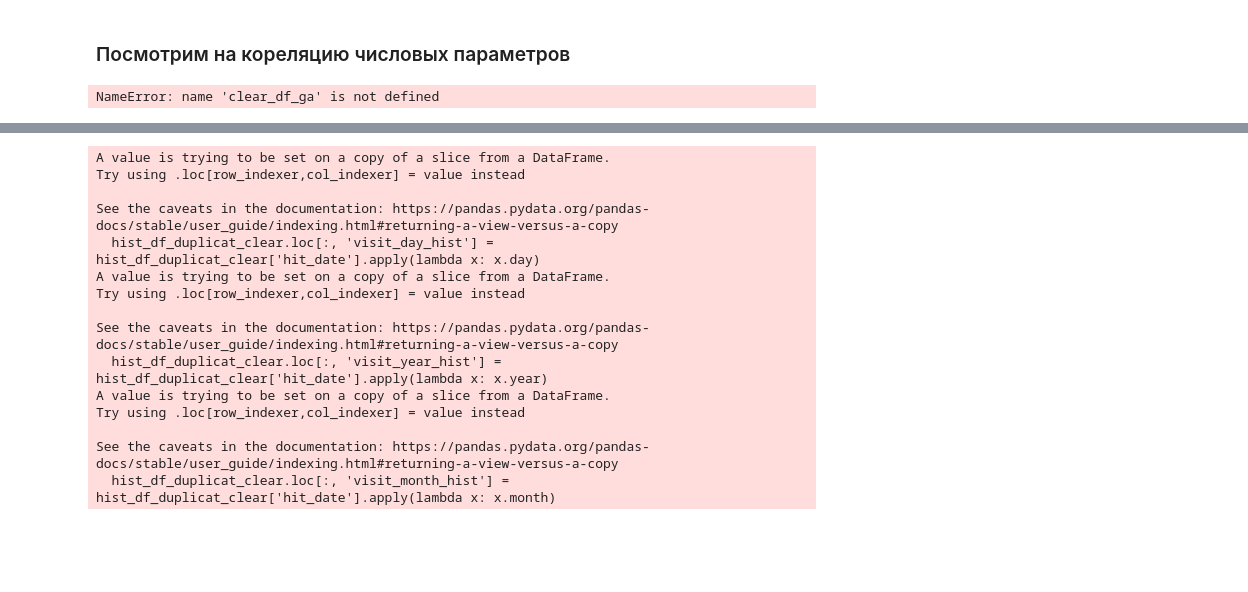
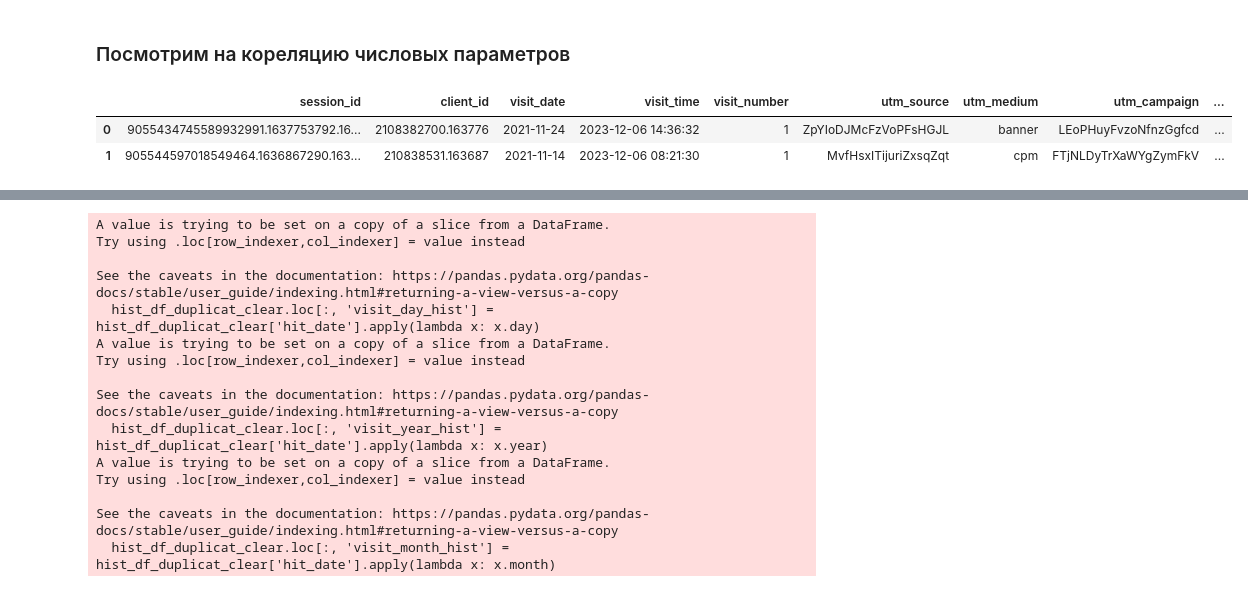
Before and after one commit to IlyaGasanPetrGY/Sber_project, a Jupyter notebook: analis_ga_session.ipynb, the cells around one changed output, grey strips where cells are left out. Saved outputs shown, nothing was run; the diff lists cells and outputs as text; code cells hidden in the pictures; blank space fills up the shorter version.

```diff
--- a/analis_ga_session.ipynb
+++ b/analis_ga_session.ipynb
@@ -283,6 +281,9 @@ clear_df_ga[]
 # %% [markdown]
 ### Посмотрим на кореляцию числовых параметров
-# %%
-clear_df_ga
-# %% [output]
-NameError: name 'clear_df_ga' is not defined
+# %%
+df_ga_session_corr = clear_df_ga.copy()
+df_ga_session_corr.head(2)
+# %% [output]
+|  | session_id | client_id | visit_date | visit_time | visit_number | utm_source | utm_medium | utm_campaign | ... |
+| 0 | 9055434745589932991.1637753792.16... | 2108382700.163776 | 2021-11-24 | 2023-12-06 14:36:32 | 1 | ZpYIoDJMcFzVoPFsHGJL | banner | LEoPHuyFvzoNfnzGgfcd | ... |
+| 1 | 905544597018549464.1636867290.163... | 210838531.163687 | 2021-11-14 | 2023-12-06 08:21:30 | 1 | MvfHsxITijuriZxsqZqt | cpm | FTjNLDyTrXaWYgZymFkV | ... |
```
Also changed, not shown: parts of 4 cells of this notebook.
